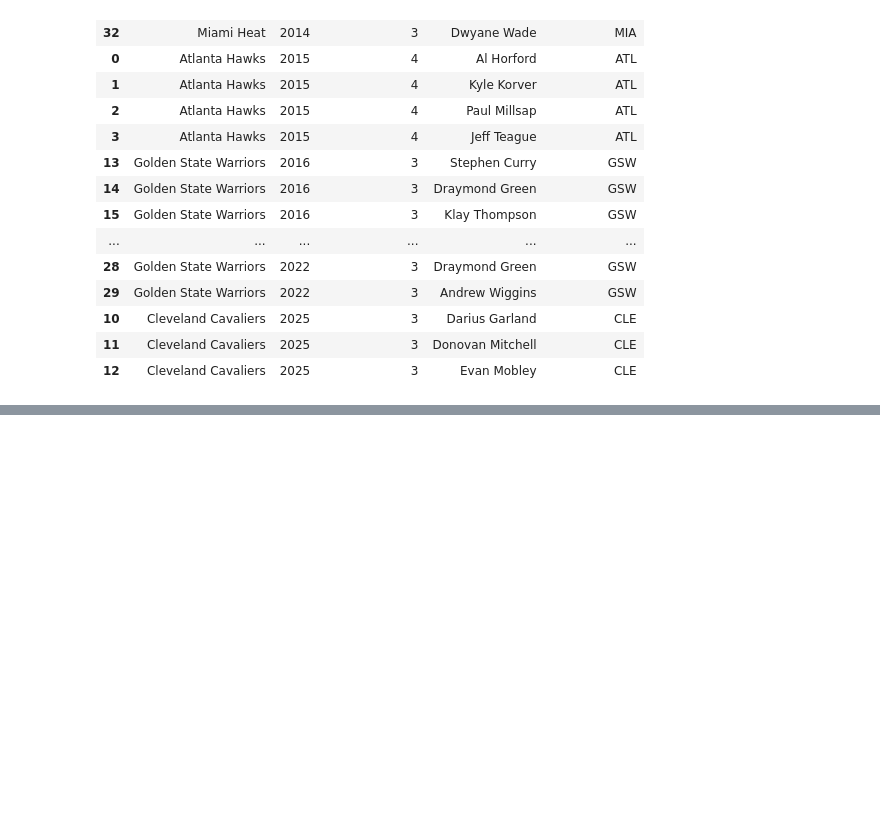
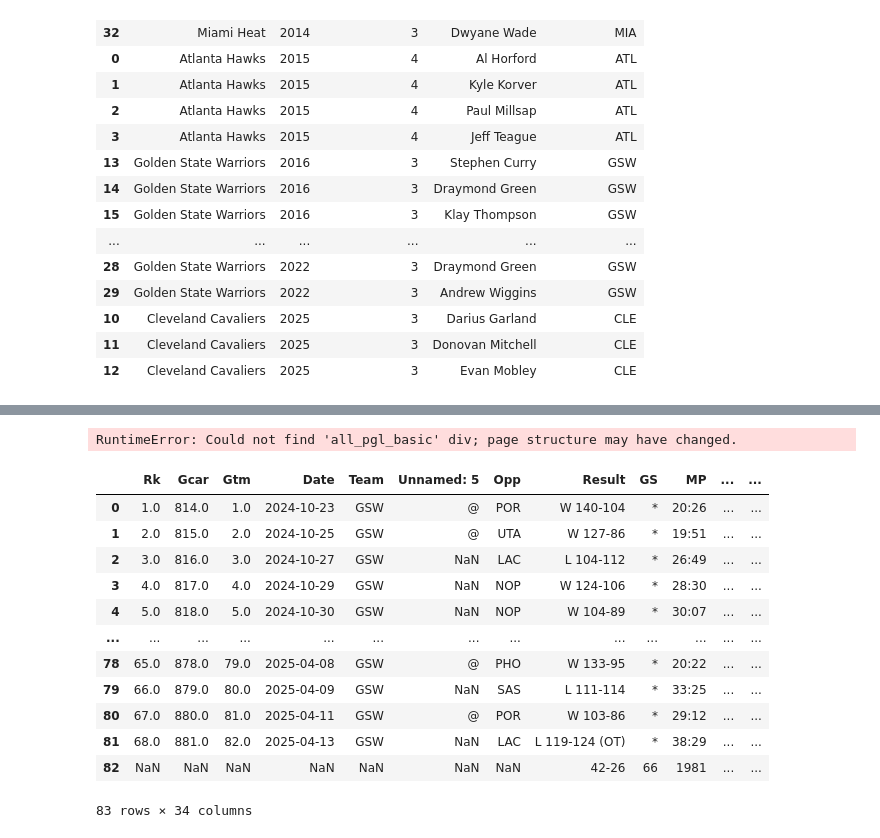
Before and after one commit to dejiandrew/nba_player_search, a Jupyter notebook: gather_data.ipynb, the cells around one changed output, grey strips where cells are left out. Saved outputs shown, nothing was run; the diff lists cells and outputs as text; code cells hidden in the pictures; blank space fills up the shorter version.

```diff
--- a/gather_data.ipynb
+++ b/gather_data.ipynb
@@ -359,0 +298,51 @@ result.merge(df_all_stars, how='inner', on=['team','year']).sort_values(by=['yea
+# %%
+import requests
+import pandas as pd
+from bs4 import BeautifulSoup, Comment
+
+url = "https://www.basketball-reference.com/players/g/greendr01/gamelog/2025"
+headers = {"User-Agent": "Mozilla/5.0"}  # BR blocks no-UA requests
+html = requests.get(url, headers=headers, timeout=60).text
+soup = BeautifulSoup(html, "lxml")
+
+# Find the comment containing the table
+wrapper = soup.find("div", id="all_pgl_basic")
+if not wrapper:
+    raise RuntimeError("Could not find 'all_pgl_basic' div; page structure may have changed.")
+
+comment = None
+for element in wrapper.children:
+    if isinstance(element, Comment):
+        comment = element
+        break
+if comment is None:
+    raise RuntimeError("Could not find commented table HTML inside wrapper.")
+
+# Parse the commented table
+table_soup = BeautifulSoup(comment, "lxml").find("table", id="pgl_basic")
+df = pd.read_html(str(table_soup))[0]
+
+# Clean up repeated header rows and non-game entries
+df = df[df["Rk"] != "Rk"].copy()
+df = df[df["G"].notna()]
+df.reset_index(drop=True, inplace=True)
+
+print(df.head())
+# %% [output]
+RuntimeError: Could not find 'all_pgl_basic' div; page structure may have changed.
+# %%
+pd.read_csv("draymond_2025.csv")
+# %% [output]
+|  | Rk | Gcar | Gtm | Date | Team | Unnamed: 5 | Opp | Result | GS | MP | ... | ... |
+| 0 | 1.0 | 814.0 | 1.0 | 2024-10-23 | GSW | @ | POR | W 140-104 | * | 20:26 | ... | ... |
+| 1 | 2.0 | 815.0 | 2.0 | 2024-10-25 | GSW | @ | UTA | W 127-86 | * | 19:51 | ... | ... |
+| 2 | 3.0 | 816.0 | 3.0 | 2024-10-27 | GSW | NaN | LAC | L 104-112 | * | 26:49 | ... | ... |
+| 3 | 4.0 | 817.0 | 4.0 | 2024-10-29 | GSW | NaN | NOP | W 124-106 | * | 28:30 | ... | ... |
+| 4 | 5.0 | 818.0 | 5.0 | 2024-10-30 | GSW | NaN | NOP | W 104-89 | * | 30:07 | ... | ... |
+| ... | ... | ... | ... | ... | ... | ... | ... | ... | ... | ... | ... | ... |
+| 78 | 65.0 | 878.0 | 79.0 | 2025-04-08 | GSW | @ | PHO | W 133-95 | * | 20:22 | ... | ... |
+| 79 | 66.0 | 879.0 | 80.0 | 2025-04-09 | GSW | NaN | SAS | L 111-114 | * | 33:25 | ... | ... |
+| 80 | 67.0 | 880.0 | 81.0 | 2025-04-11 | GSW | @ | POR | W 103-86 | * | 29:12 | ... | ... |
+| 81 | 68.0 | 881.0 | 82.0 | 2025-04-13 | GSW | NaN | LAC | L 119-124 (OT) | * | 38:29 | ... | ... |
+| 82 | NaN | NaN | NaN | NaN | NaN | NaN | NaN | 42-26 | 66 | 1981 | ... | ... |
+83 rows × 34 columns
```
Also changed, not shown: parts of 19 cells of this notebook, 10 other files.
